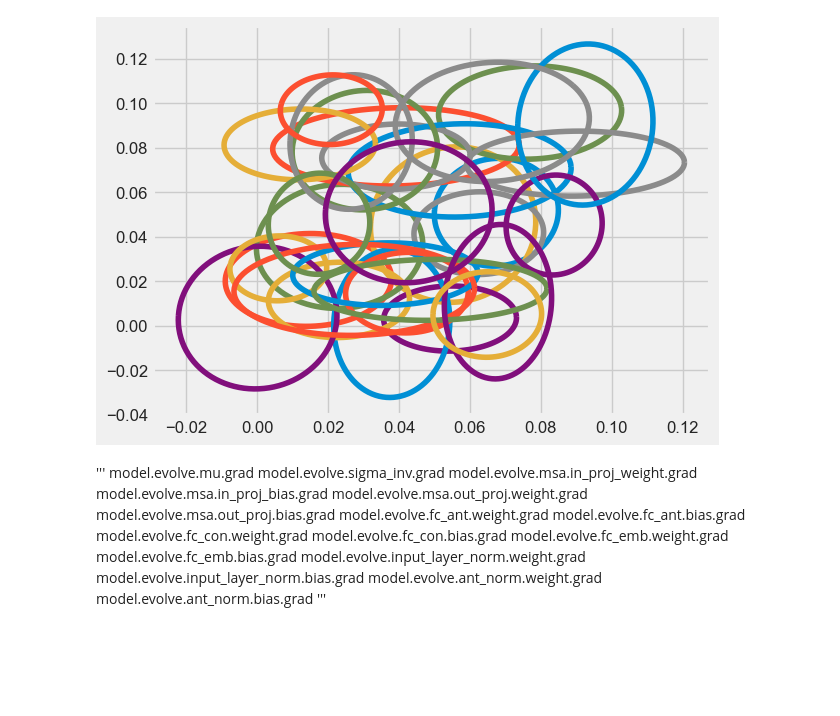
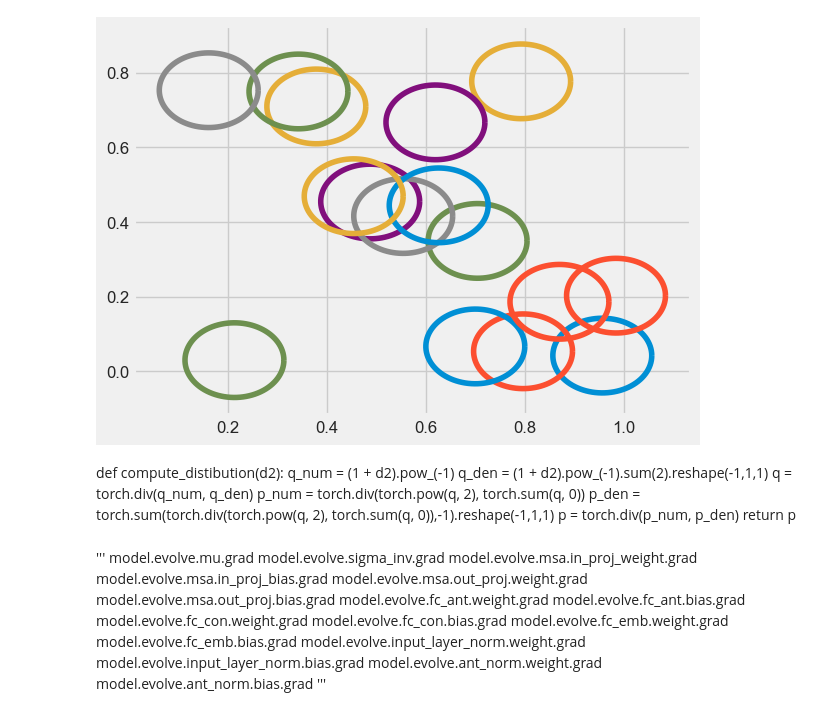
Before and after one commit to mihaozbot/Fuzzy-transformer, a Jupyter notebook: LSTM/LSTM_evolving_VAE.ipynb, the cells around one changed output. Saved outputs shown, nothing was run; the diff lists cells and outputs as text; code cells hidden in the pictures; blank space fills up the shorter version.

```diff
--- a/LSTM/LSTM_evolving_VAE.ipynb
+++ b/LSTM/LSTM_evolving_VAE.ipynb
@@ -6,8 +6,8 @@ from importlib import reload
 import data.dataclass_module as dataclass_module
 reload(dataclass_module)
 
-input_length = 100
-output_length = 1
+input_length = 30
+output_length = 30
 output_steps_ahead = 1
 database = dataclass_module.StockData(input_length,output_length,output_steps_ahead)
 database.display_data_norm()
@@ -47,6 +53,7 @@ import torch
 import torch.nn as nn
 from torch.utils.data import Dataset, DataLoader
 
+'''
 class Stockdataset(Dataset):
     def __init__(self, data, input_length, output_length = 1):
         self.data = data
@@ -59,6 +66,7 @@ class Stockdataset(Dataset):
 
     def __getitem__(self, index):
         return self.data[index : index+self.seq_len], self.data[index+self.seq_len+1: index+self.seq_len+self.out_len+1,0]
+'''
 
 size_training = int(len(database.data_norm)*0.95)
 size_test = len(database.data_norm) - size_training
@@ -67,15 +75,15 @@ data_train, data_test = database.data_norm[0:size_training,:], database.data_nor
 print(data_train.shape)
 print(data_test.shape)
 
-train_dataset = Stockdataset(data_train, input_length, output_length)
-test_dataset = Stockdataset(data_test, input_length, output_length)
-whole_dataset = Stockdataset(database.data_norm, input_length, output_length)
+train_dataset = dataclass_module.Stockdataset(data_train, input_length, output_length)
+test_dataset = dataclass_module.Stockdataset(data_test, input_length, output_length)
+whole_dataset = dataclass_module.Stockdataset(database.data_norm, input_length, output_length)
 
 print(test_dataset.__getitem__(1)[0].shape)
 print(train_dataset.__getitem__(1)[1].shape)
 print(whole_dataset.__getitem__(0)[0].shape)
 
-training_batch_size = 513
+training_batch_size = 213; #513
 batch_size = training_batch_size
 train_dataloader = DataLoader(train_dataset, batch_size, drop_last = True, shuffle=True) #drop_last = True ignores last batch is data is not divisable by batch_size
 test_dataloader = DataLoader(test_dataset, batch_size, drop_last = True, shuffle=True)
@@ -421,0 +295,18 @@ model = Lstm_model(input_dim, output_dim, hidden_size, num_layers).to(device)
+# %%
+
+
+par_num_heads = 20
+par_num_clusters = 16
+par_input_channels = 4
+par_embed_dim = 20 #Must be devisible by 2 due to embedding and by the par_num_heads
+par_output_dim = 1
+par_hidden_size = 100
+par_num_layers = 3
+par_regressor_dim = 10
+par_latent_dim = 3
+par_input_length = input_length
+par_output_length = output_length
+par_min_clump = 0
+par_max_clump = 10
+model = Evolver(batch_size, par_input_channels, par_input_length, par_output_dim, par_output_length, par_hidden_size, par_num_layers,
+                  par_num_heads,par_embed_dim, par_num_clusters, par_regressor_dim, par_latent_dim,par_min_clump,par_max_clump).to(device)
@@ -422,16 +326,18 @@ model = Lstm_model(input_dim, output_dim, hidden_size, num_layers).to(device)
 # %%
 from IPython import display
+from numpy.linalg import inv
+import matplotlib.pyplot as plt
+import pylab as pl
 
 sigma_inv = model.evolve.sigma_inv
-sigma_inv = torch.matmul(torch.exp(sigma_inv), torch.transpose(torch.exp(sigma_inv), 2, 1))
+sigma_inv = torch.matmul((sigma_inv), torch.transpose((sigma_inv), 2, 1))
 sigma = inv(sigma_inv.detach().cpu().numpy())[:,0:2,0:2]
 mu = model.evolve.mu.detach().cpu().numpy()[:,0:2]
 ellipse = ellipse_module.Ellipse(sigma,mu,1)
 ellipse_points = ellipse.compute_confidence_ellipse()
 ellipse_points = np.einsum('ijk->jik', ellipse_points)
 plt.plot(ellipse_points[:,:,0],ellipse_points[:,:,1])
 display.display(pl.gcf())
 display.clear_output(wait=True)
-time.sleep(0.1)
 # %% [output]
-[figure, old version]
+[figure, new version]
@@ -447,2 +344,11 @@ def compute_distibution(d2):
+# %% [markdown]
+def compute_distibution(d2):
+    q_num = (1 + d2).pow_(-1)
+    q_den = (1 + d2).pow_(-1).sum(2).reshape(-1,1,1)
+    q = torch.div(q_num, q_den)
+    p_num = torch.div(torch.pow(q, 2), torch.sum(q, 0))
+    p_den = torch.sum(torch.div(torch.pow(q, 2), torch.sum(q, 0)),-1).reshape(-1,1,1)
+    p = torch.div(p_num, p_den)
+    return p
 # %%
 
```
Also changed, not shown: parts of 25 cells of this notebook, 16 other files.
